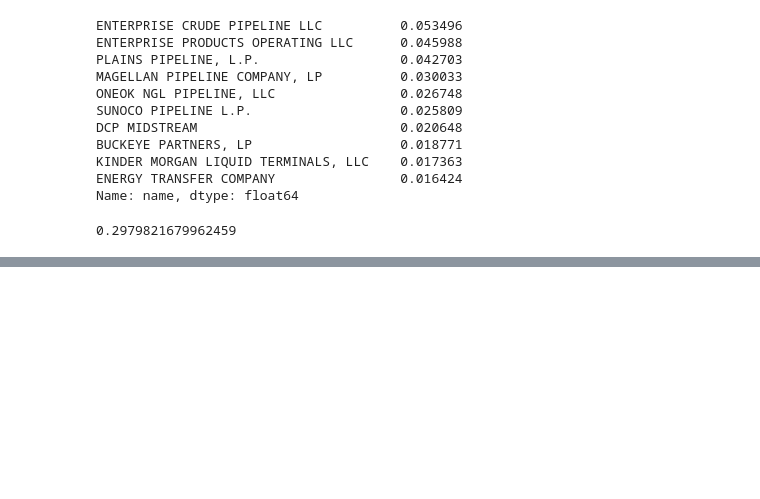
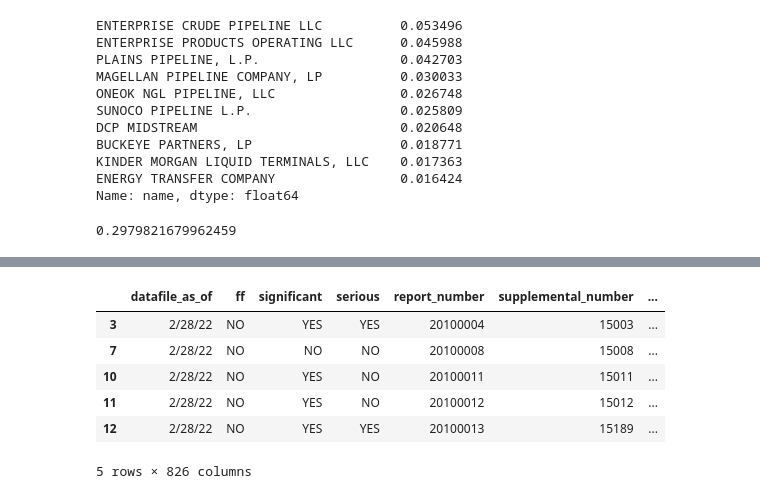
Before and after one commit to jessieblaeser/Pipeline-Incident-Map, a Jupyter notebook: analysis/Pipeline incidents since 2010 by pipeline installation year.ipynb, the cells around one changed output, grey strips where cells are left out. Drawn from its saved outputs; the diff is of its cells as text; code cells hidden in the pictures; blank space fills up the shorter version.

```diff
--- a/analysis/Looking at incident timelines.ipynb
+++ b/analysis/Pipeline incidents since 2010 by pipeline installation year.ipynb
@@ -260,0 +314,12 @@ recent_installations = df[df['installation_year'].dt.year > 2000]
+# %%
+# Isolating our first spike, including instal-years between 1948 and 1981
+
+df[(df.installation_year > '1948-01-01') & (df.installation_year < '1981-01-01')].head()
+# %% [output]
+|  | datafile_as_of | ff | significant | serious | report_number | supplemental_number | ... |
+| 3 | 2/28/22 | NO | YES | YES | 20100004 | 15003 | ... |
+| 7 | 2/28/22 | NO | NO | NO | 20100008 | 15008 | ... |
+| 10 | 2/28/22 | NO | YES | NO | 20100011 | 15011 | ... |
+| 11 | 2/28/22 | NO | YES | NO | 20100012 | 15012 | ... |
+| 12 | 2/28/22 | NO | YES | YES | 20100013 | 15189 | ... |
+5 rows × 826 columns
```
Also changed, not shown: parts of 17 cells of this notebook, 5 other files.
